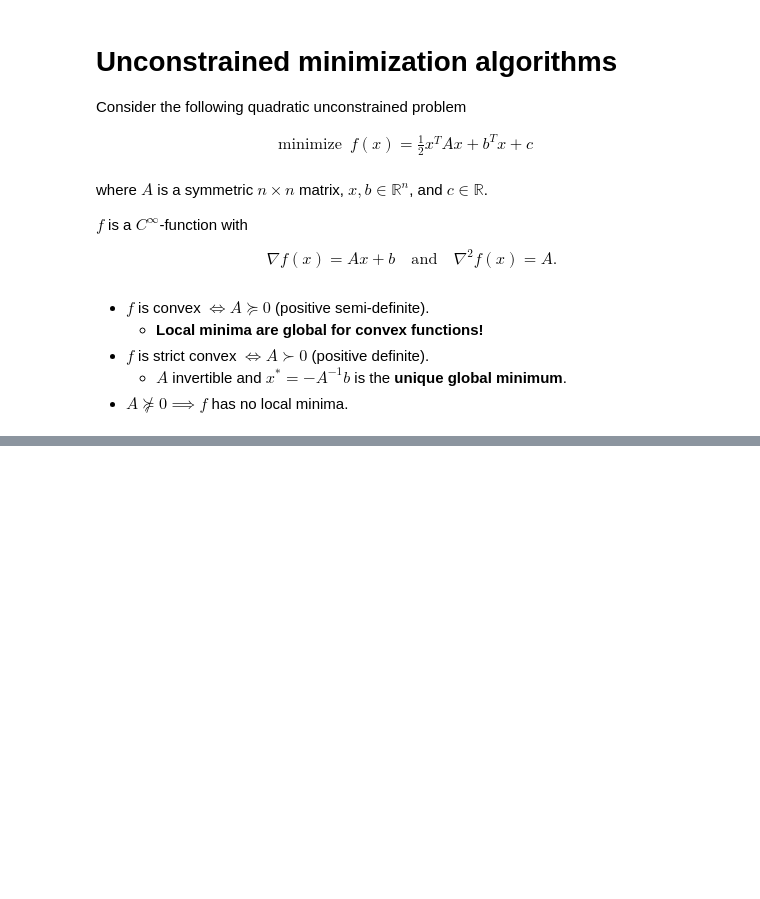
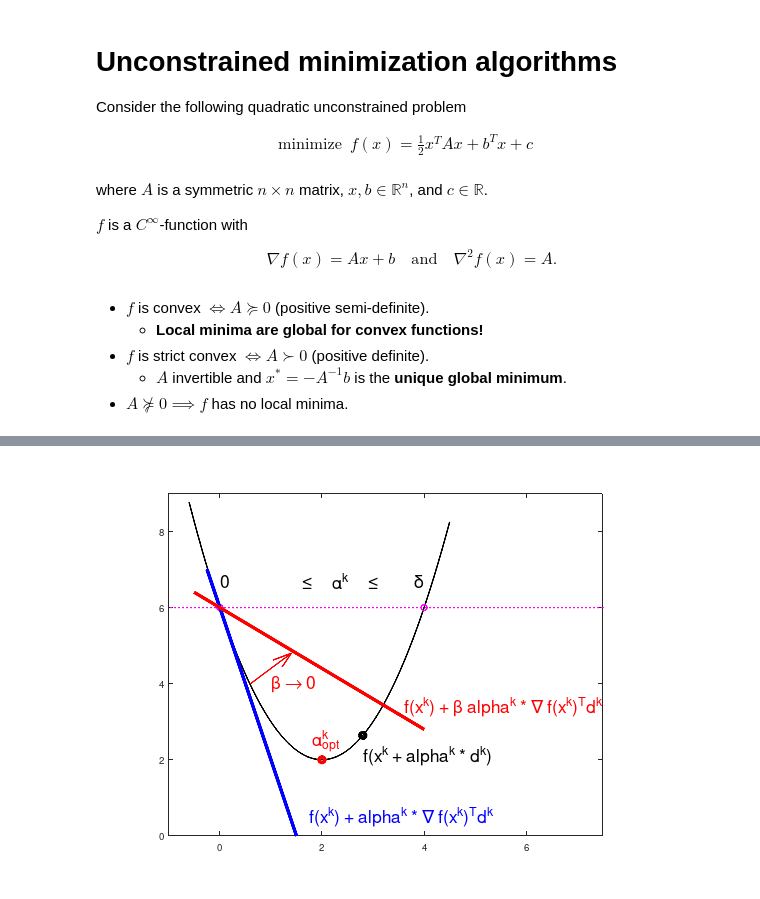
Before and after one commit to siko1056/optim-2021, a Jupyter notebook: jupyter/nlo-lecture-03-unres-min-alg.ipynb, the cells around one changed output, grey strips where cells are left out. Saved outputs shown, nothing was run; the diff lists cells and outputs as text; code cells hidden in the pictures; blank space fills up the shorter version.

```diff
--- a/jupyter/nlo-lecture-03-unres-min-alg.ipynb
+++ b/jupyter/nlo-lecture-03-unres-min-alg.ipynb
@@ -93,0 +237,30 @@ $$
+# %%
+alpha = linspace (-0.6, 4.5, 100);
+phi = (alpha - 2).^2 + 2;
+plot (alpha, phi, 'LineWidth', 2, 'k');
+hold on;
+plot ([-2, 0, 4, 9], [6, 6, 6, 6], 'LineWidth', 2, 'mo:');
+alpha = linspace (-0.25, 1.5, 10);
+plot (alpha,        -4 * alpha + 6, 'LineWidth', 4, 'b-');
+beta = 0.2;
+alpha = linspace (-0.5, 4, 10);
+plot (alpha, beta * -4 * alpha + 6, 'LineWidth', 4, 'r-');
+plot (2, 2, 'LineWidth', 4, 'ro');
+plot (2.8, 0.8^2 + 2, 'LineWidth', 4, 'ko');
+xlim ([-1, 7.5]);
+ylim ([ 0, 9]);
+%axis off;
+tprops = {'FontSize', 18};
+text (0.0, 6.7, '0', tprops{:});
+text (1.6, 6.7, '\leq     \alpha^{k}     \leq', tprops{:});
+text (3.8, 6.7, '\delta', tprops{:});
+text (2.8, 2.1, 'f(x^{k} + alpha^{k} * d^{k})', tprops{:});
+text (3.6, 3.4, 'f(x^{k}) + \beta alpha^{k} * \nabla f(x^{k})^{T}d^{k}', ...
+      tprops{:}, 'Color', 'red');
+text (1.75, 0.5, 'f(x^{k}) + alpha^{k} * \nabla f(x^{k})^{T}d^{k}', ...
+      tprops{:}, 'Color', 'blue');
+text (1.8, 2.5, '\alpha^{k}_{opt}', tprops{:}, 'Color', 'red');
+quiver (0.6, 4, 0.8, 0.8, 'LineWidth', 2, 'r');
+text (1, 4, '\beta \rightarrow 0', tprops{:}, 'Color', 'red');
+# %% [output]
+[figure, added]
```
Also changed, not shown: parts of 32 cells of this notebook, 2 other files.
